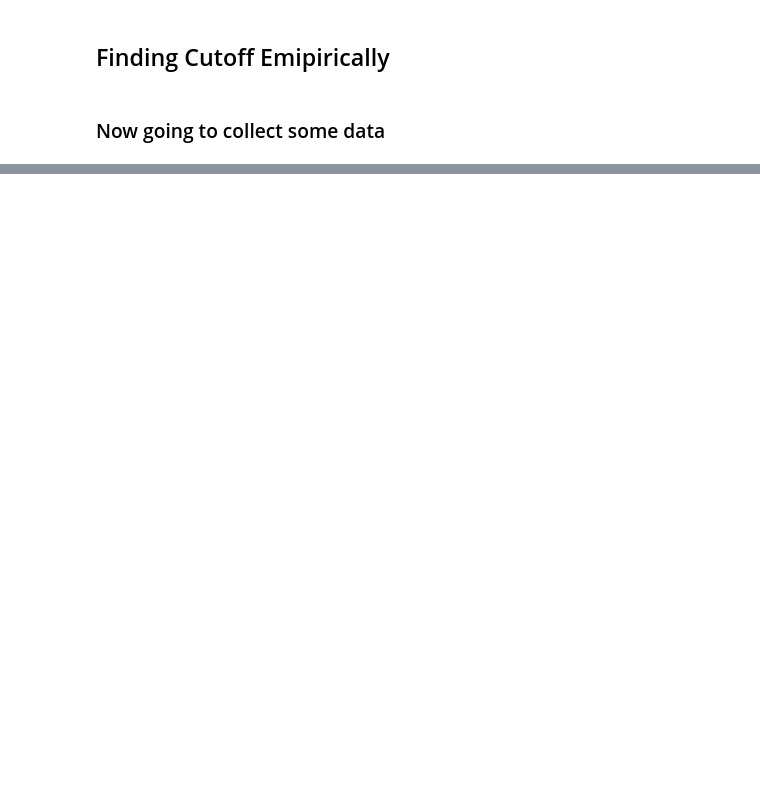
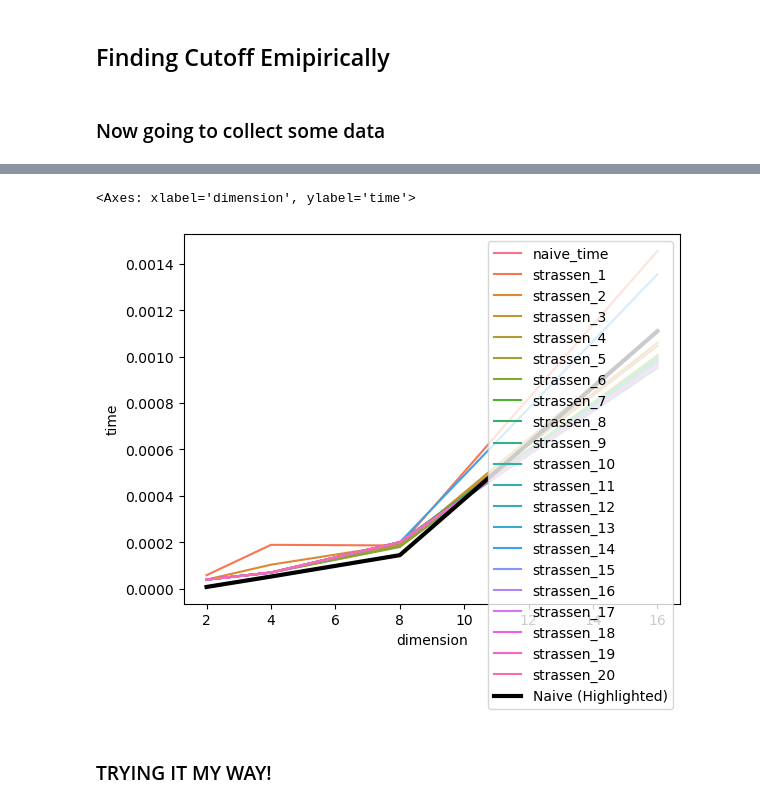
Before and after one commit to devinguevara/progset2, a Jupyter notebook: cutoff.ipynb, the cells around one changed output, grey strips where cells are left out. Drawn from its saved outputs; the diff is of its cells as text; code cells hidden in the pictures; blank space fills up the shorter version.

```diff
--- a/cutoff.ipynb
+++ b/cutoff.ipynb
@@ -136,0 +234,17 @@ TypeError: generate_random_matrix() missing 1 required positional argument: 'val
+# %%
+df_melted = df.melt(id_vars="dimension", var_name="method", value_name="time")
+sns.lineplot(data=df_melted, x="dimension", y="time", hue="method")
+
+sns.lineplot(
+    data=df_melted[df_melted["method"] == "naive_time"],
+    x="dimension",
+    y="time",
+    color="black",
+    linewidth=3,
+    label="Naive (Highlighted)"
+)
+# %% [output]
+<Axes: xlabel='dimension', ylabel='time'>
+[figure, added]
+# %% [markdown]
+### TRYING IT MY WAY!
```
Also changed, not shown: parts of 7 cells of this notebook, 2 other files.
